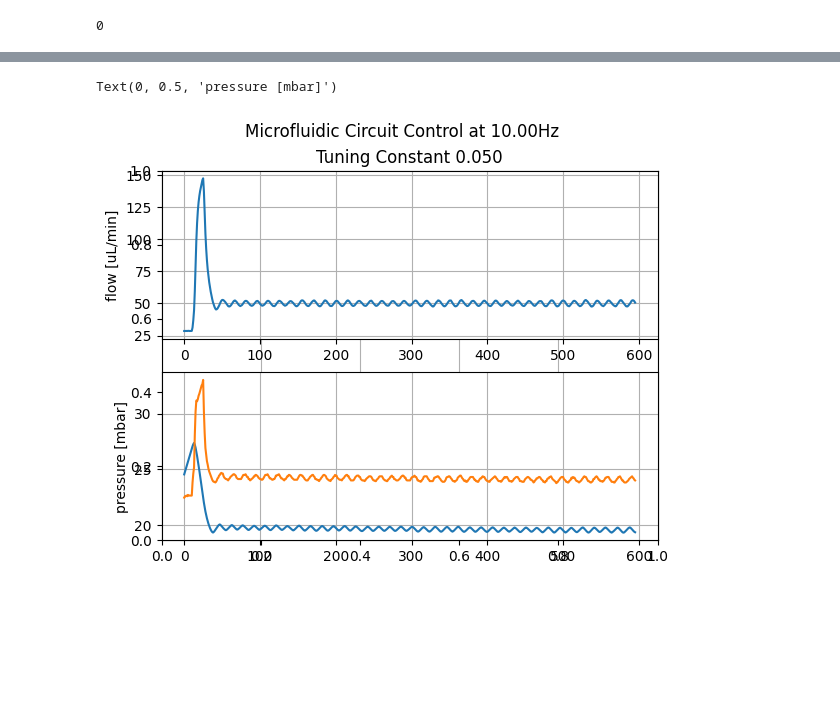
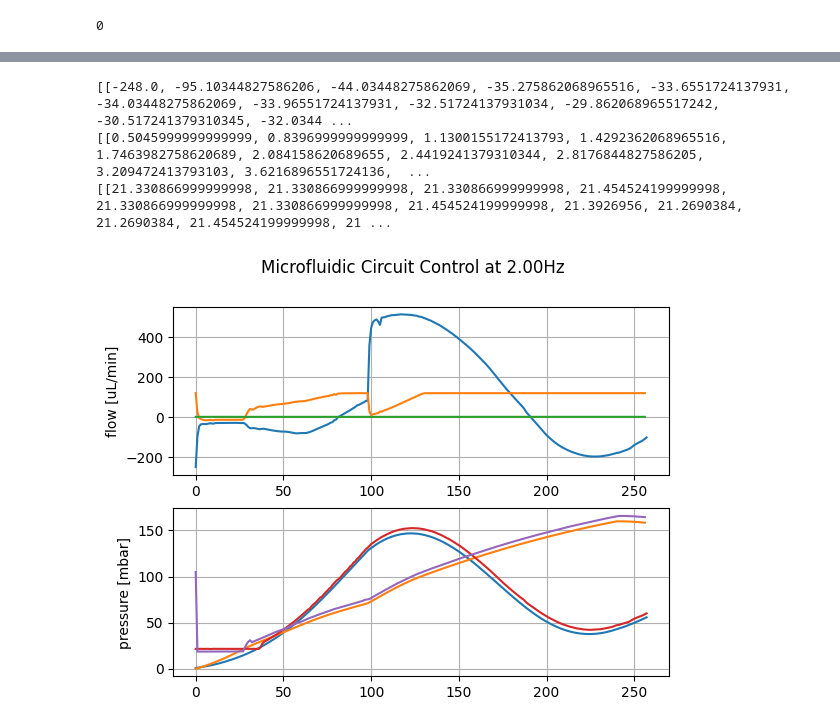
Before and after one commit to bdigg/auto-LNP, a Jupyter notebook: pumptest.ipynb, the cells around one changed output, grey strips where cells are left out. Drawn from its saved outputs; the diff is of its cells as text; code cells hidden in the pictures; blank space fills up the shorter version.

Commit message:
Add sequential experiments, live figures

```diff
--- a/pumptest.ipynb
+++ b/pumptest.ipynb
@@ -27,9 +27,9 @@ Instrument name and regulator types are hardcoded in the Python script
 error:0
 OB1 ID: 0
 # %%
-#error=OB1_Add_Sens(Instr_ID, 1, 5, 1, 0, 7, 0)
-error=OB1_Add_Sens(Instr_ID, 1, 4, 1, 0, 7, 0) #marcus sensor
-#error=OB1_Add_Sens(Instr_ID, 2, 5, 1, 0, 7, 0)
+error=OB1_Add_Sens(Instr_ID, 1, 5, 1, 0, 7, 0)
+#error=OB1_Add_Sens(Instr_ID, 2, 4, 1, 0, 7, 0) #marcus sensor
+error=OB1_Add_Sens(Instr_ID, 2, 5, 1, 0, 7, 0)
 #InstrID, Sensor Type (5-1000ul/min), Analogue(0), Calibration (H20 - 0)
 print('error add digit flow sensor:%d' % error)
 # %% [output]
@@ -234,16 +354,28 @@ Text(0, 0.5, 'pressure [mbar]')
 # %%
+print(flow_list)
+print(cont_pressure_list)
+print(real_pressure_list,"\n")
+
+
 plt.rcParams['axes.grid'] = True
 fig=plt.figure()
 fig.suptitle("Microfluidic Circuit Control at {0:.2f}Hz".format(1/period))
-plt.title(f"Tuning Constant {tuning_const:.3f}")
-
 plt.subplot(2,1,1)
-plt.plot( flow_list )
+plt.plot(flow_list[0])
+plt.plot(flow_list[1])
+plt.plot(flow_list[2])
 plt.ylabel('flow [uL/min]')
 plt.subplot(2,1,2)
-plt.plot(cont_pressure_list)
-plt.plot(real_pressure_list)
+plt.plot(cont_pressure_list[0])
+plt.plot(cont_pressure_list[1])
+plt.plot(cont_pressure_list[2])
+plt.plot(real_pressure_list[0])
+plt.plot(real_pressure_list[1])
+plt.plot(real_pressure_list[2])
 plt.ylabel('pressure [mbar]')
+plt.show()
 # %% [output]
-Text(0, 0.5, 'pressure [mbar]')
+[[-248.0, -95.10344827586206, -44.03448275862069, -35.275862068965516, -33.6551724137931, -34.03448275862069, -33.96551724137931, -32.51724137931034, -29.862068965517242, -30.517241379310345, -32.0344 ...
+[[0.5045999999999999, 0.8396999999999999, 1.1300155172413793, 1.4292362068965516, 1.7463982758620689, 2.084158620689655, 2.4419241379310344, 2.8176844827586205, 3.209472413793103, 3.6216896551724136,  ...
+[[21.330866999999998, 21.330866999999998, 21.330866999999998, 21.454524199999998, 21.330866999999998, 21.330866999999998, 21.454524199999998, 21.3926956, 21.2690384, 21.2690384, 21.454524199999998, 21 ...
-[figure, old version]
+[figure, new version]
```
Also changed, not shown: parts of 11 cells of this notebook, 5 other files.
